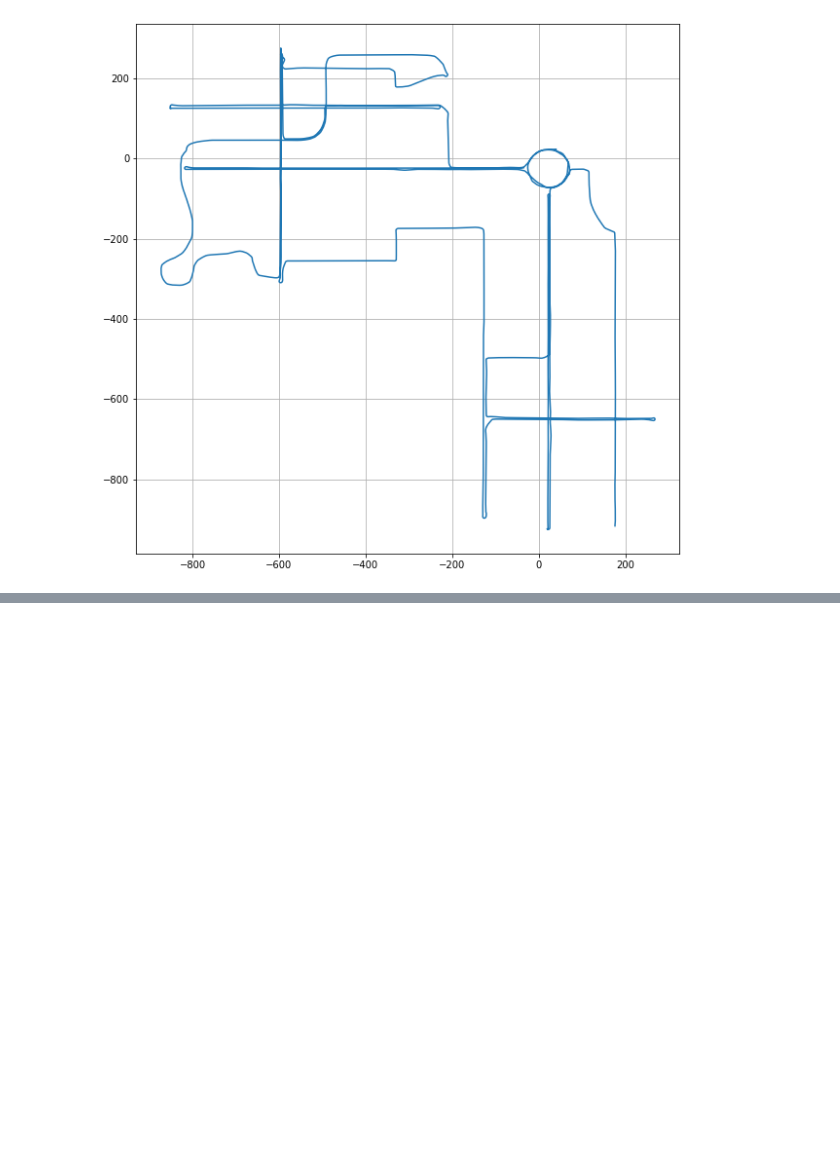
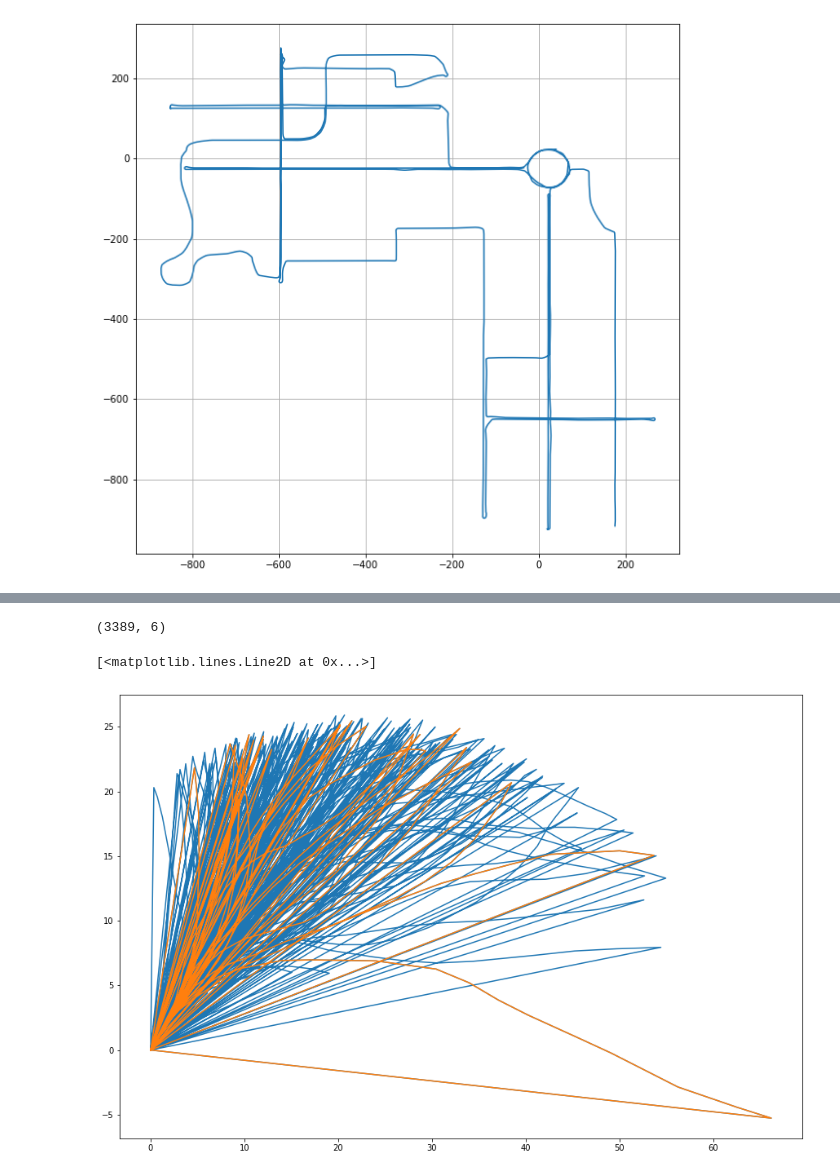
Before and after one commit to sanketh1691/Don-t-Crash, a Jupyter notebook: DQN Reward.ipynb, the cells around one changed output, grey strips where cells are left out. Saved outputs shown, nothing was run; the diff lists cells and outputs as text; code cells hidden in the pictures; blank space fills up the shorter version.

```diff
--- a/DQN Reward.ipynb
+++ b/DQN Reward.ipynb
@@ -78,0 +119,10 @@ ax.grid()
+# %%
+print(dqn_df_lr.shape)
+plt.figure(figsize = (15,10))
+plt.plot(dqn_df_lr.x,dqn_df_lr.y)
+
+plt.plot(dqn_df_lr.iloc[2800:3200].x,dqn_df_lr.iloc[2800:3200].y)
+# %% [output]
+(3389, 6)
+[<matplotlib.lines.Line2D at 0x...>]
+[figure, added]
```
Also changed, not shown: parts of 15 cells of this notebook, 6 other files.
